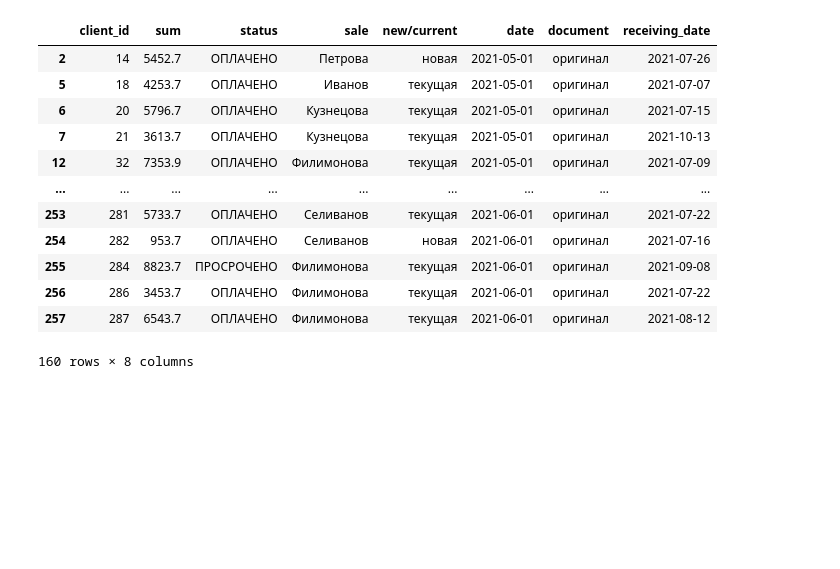
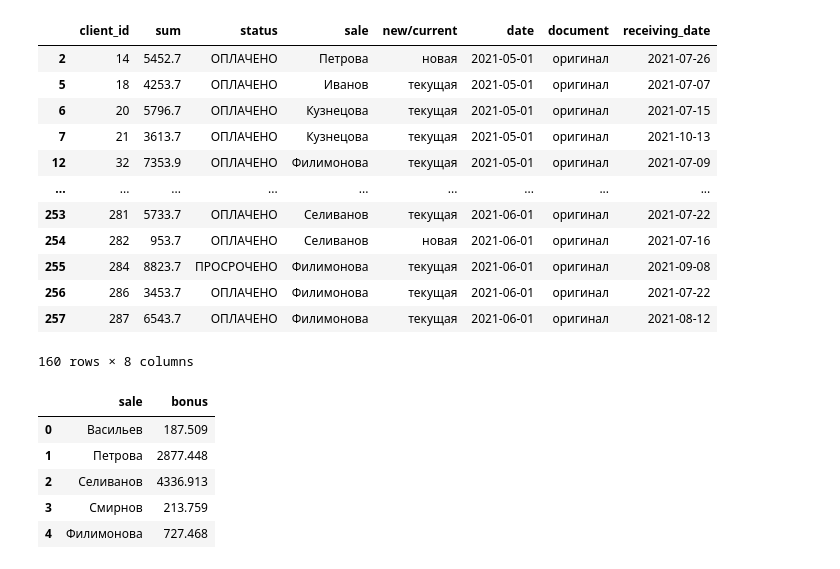
Before and after one commit to polings/Test-Tasks-Junior-Analyst, a Jupyter notebook: python_task.ipynb, the cells around one changed output. Saved outputs shown, nothing was run; the diff lists cells and outputs as text; code cells hidden in the pictures; blank space fills up the shorter version.

```diff
--- a/python_task.ipynb
+++ b/python_task.ipynb
@@ -231,4 +239,16 @@ rest_bonus_for_july
 | 256 | 286 | 3453.7 | ОПЛАЧЕНО | Филимонова | текущая | 2021-06-01 | оригинал | 2021-07-22 |
 | 257 | 287 | 6543.7 | ОПЛАЧЕНО | Филимонова | текущая | 2021-06-01 | оригинал | 2021-08-12 |
 160 rows × 8 columns
+# %%
+# Расчет остатка для каждого из менеджеров за новые сделки
+new_sales = rest_bonus_for_july[(rest_bonus_for_july['status'] == 'ОПЛАЧЕНО') & (rest_bonus_for_july['new/current'] == 'новая')].groupby('sale')['sum'].sum().reset_index()
+new_sales['bonus'] = new_sales['sum'] * 0.07
+new_sales[['sale', 'bonus']]
+# %% [output]
+|  | sale | bonus |
+| 0 | Васильев | 187.509 |
+| 1 | Петрова | 2877.448 |
+| 2 | Селиванов | 4336.913 |
+| 3 | Смирнов | 213.759 |
+| 4 | Филимонова | 727.468 |
 # %%
```
Also changed, not shown: parts of 13 cells of this notebook.
